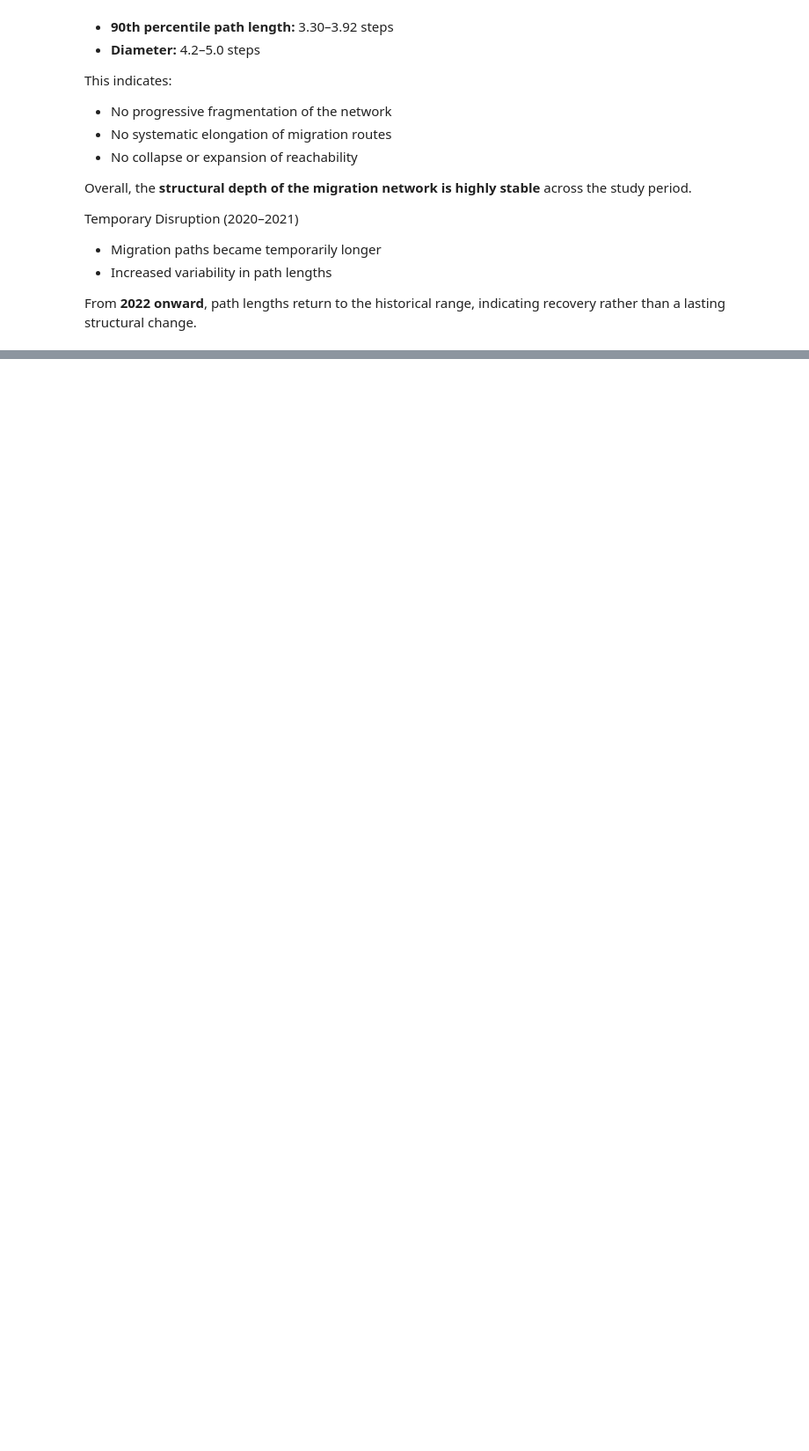
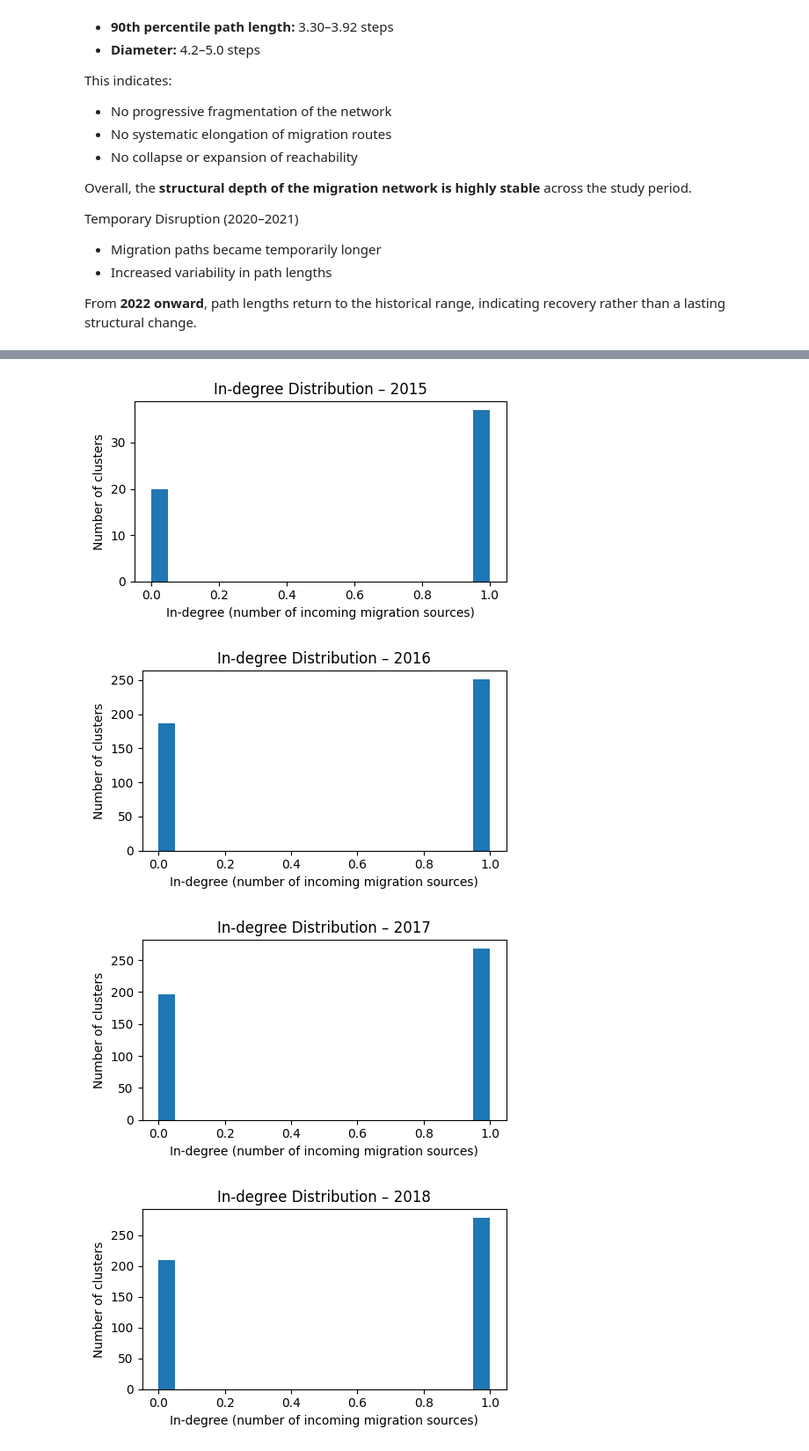
Before and after one commit to manasi2905/Climate-Change-Driven-Bird-Migration, a Jupyter notebook: network_features.ipynb, the cells around one changed output, grey strips where cells are left out. Shown at 88% size. Saved outputs shown, nothing was run; the diff lists cells and outputs as text; code cells hidden in the pictures; blank space fills up the shorter version.

Commit message:
degree distribution analysis

```diff
--- a/network_features.ipynb
+++ b/network_features.ipynb
@@ -208,0 +195,75 @@ From **2022 onward**, path lengths return to the historical range, indicating re
+# %%
+import networkx as nx
+import numpy as np
+import pandas as pd
+import matplotlib.pyplot as plt
+
+# Expand edges so that each row corresponds to one edge in one year
+edges_exploded = edges_df.explode('years')
+edges_exploded['years'] = edges_exploded['years'].astype(int)
+
+# Store results across years
+results = []
+in_degree_distributions = {}
+
+# Analyze the migration network year by year
+for year in sorted(edges_exploded['years'].unique()):
+
+    # Keep only edges active in the current year
+    year_edges = edges_exploded[edges_exploded['years'] == year]
+
+    # Build a directed migration graph
+    G_year = nx.DiGraph()
+    for _, row in year_edges.iterrows():
+        G_year.add_edge(
+            row['source'],
+            row['target'],
+            weight=row['weight'] if 'weight' in year_edges.columns else 1
+        )
+
+    if G_year.number_of_nodes() == 0:
+        continue
+
+    # Create adjacency matrix (binary: migration exists or not)
+    # A[i, j] = 1 if birds migrate from cluster i to cluster j
+    A = nx.to_numpy_array(G_year, weight=None)
+
+    # In-degree is the column sum of the adjacency matrix
+    # This shows how many migration sources feed into each cluster
+    in_degree = A.sum(axis=0)
+    in_degree_distributions[year] = in_degree
+
+    # Count walks using matrix powers
+    # A^2 counts 2-step migration paths (via one intermediate cluster)
+    # A^3 counts 3-step migration paths
+    A2 = np.linalg.matrix_power(A, 2)
+    A3 = np.linalg.matrix_power(A, 3)
+
+    total_walks_len_2 = A2.sum()
+    total_walks_len_3 = A3.sum()
+
+    # Store summary metrics for comparison across years
+    results.append({
+        'year': year,
+        'num_nodes': G_year.number_of_nodes(),
+        'num_edges': G_year.number_of_edges(),
+        'avg_in_degree': in_degree.mean(),
+        'max_in_degree': in_degree.max(),
+        'walks_len_2': total_walks_len_2,
+        'walks_len_3': total_walks_len_3
+    })
+
+# Show how the network evolves over time
+results_df = pd.DataFrame(results).sort_values('year')
+display(results_df)
+
+# Plot in-degree distributions to identify migration hubs
+for year, in_degree in in_degree_distributions.items():
+    plt.figure(figsize=(5, 3))
+    plt.hist(in_degree, bins=20)
+    plt.xlabel("In-degree (number of incoming migration sources)")
+    plt.ylabel("Number of clusters")
+    plt.title(f"In-degree Distribution – {year}")
+    plt.tight_layout()
+    plt.show()
+# %% [output]
@@ -208,0 +282,4 @@ From **2022 onward**, path lengths return to the historical range, indicating re
+[figure, added]
+[figure, added]
+[figure, added]
+[figure, added]
```
Also changed, not shown: parts of 7 cells of this notebook.
